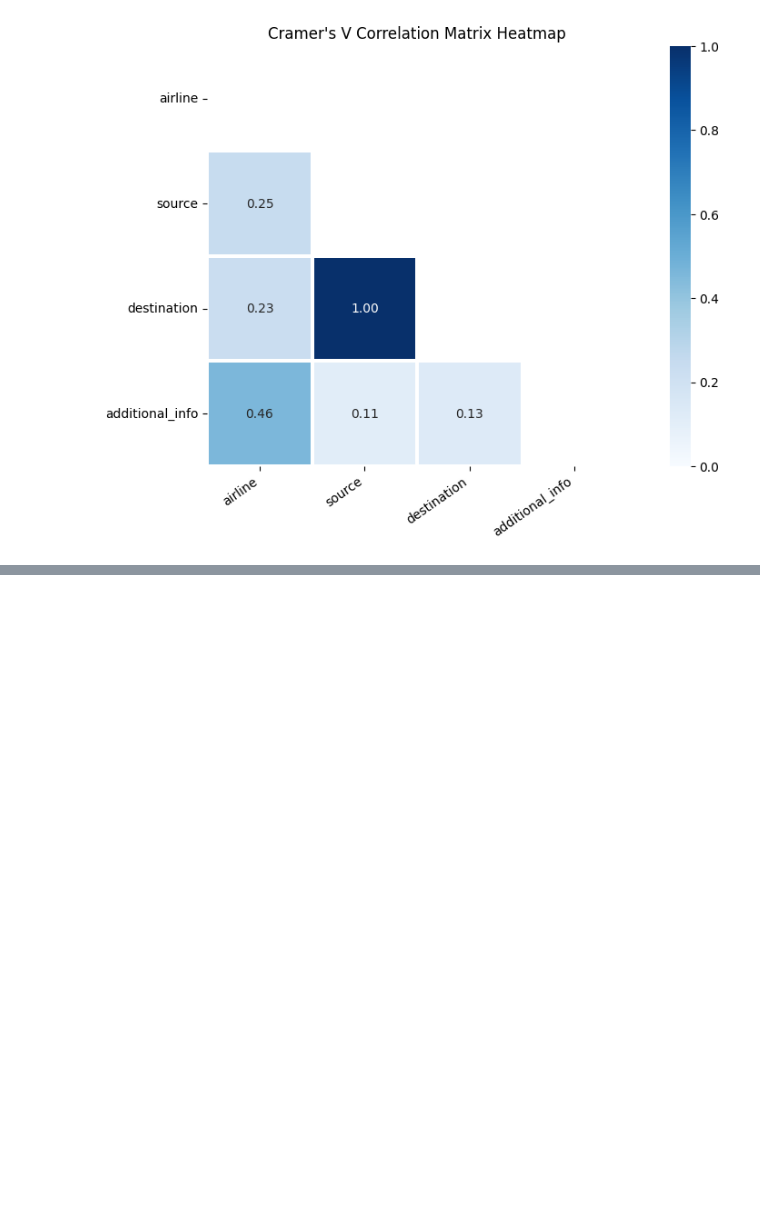
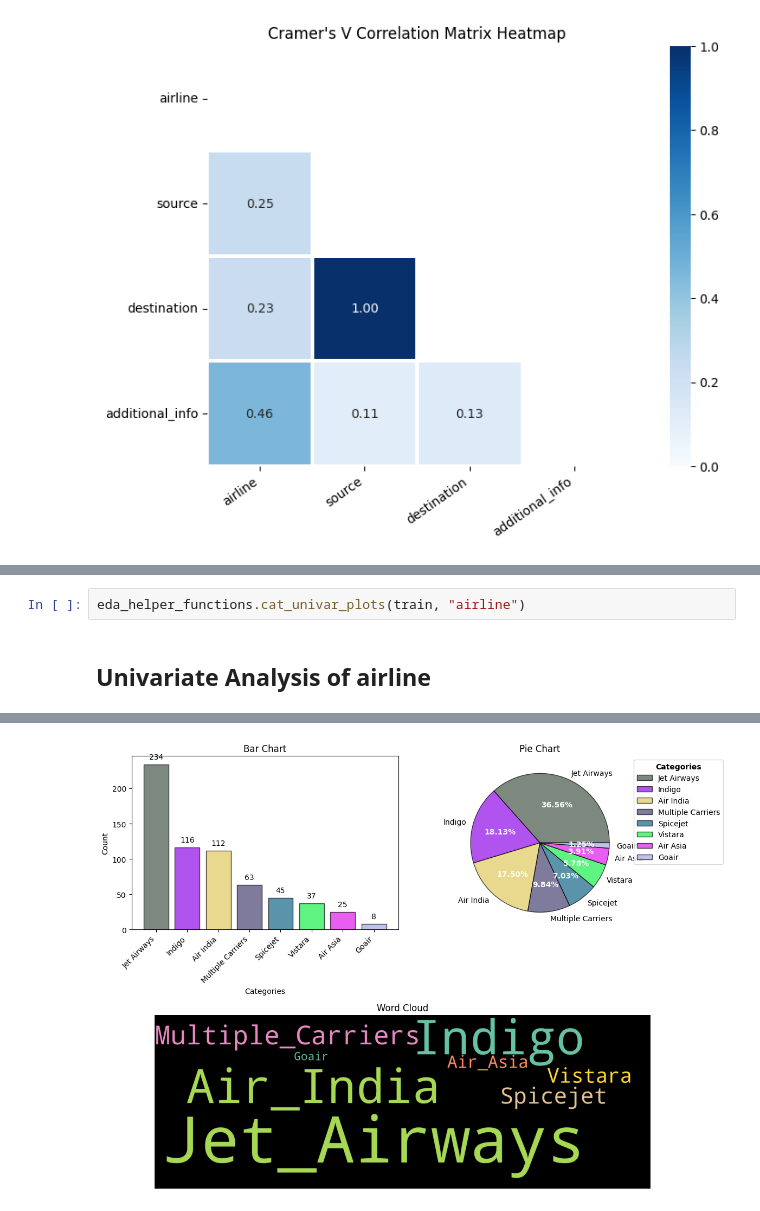
Before and after one commit to Vaibhav15032704/Sagemaker-Flight_Price_Prediction, a Jupyter notebook: notebooks/EDA.ipynb, the cells around one changed output, grey strips where cells are left out. Drawn from its saved outputs; the diff is of its cells as text; blank space fills up the shorter version.

Commit message:
EDA(Detailed Analysis)

```diff
--- a/notebooks/EDA.ipynb
+++ b/notebooks/EDA.ipynb
@@ -161,0 +224,4 @@ eda_helper_functions.cramersV_heatmap(train)
+# %%
+eda_helper_functions.cat_univar_plots(train, "airline")
+# %% [output]
+Univariate Analysis of airline
@@ -161,0 +229 @@ eda_helper_functions.cramersV_heatmap(train)
+[figure, added]
```
Also changed, not shown: parts of 34 cells of this notebook.
